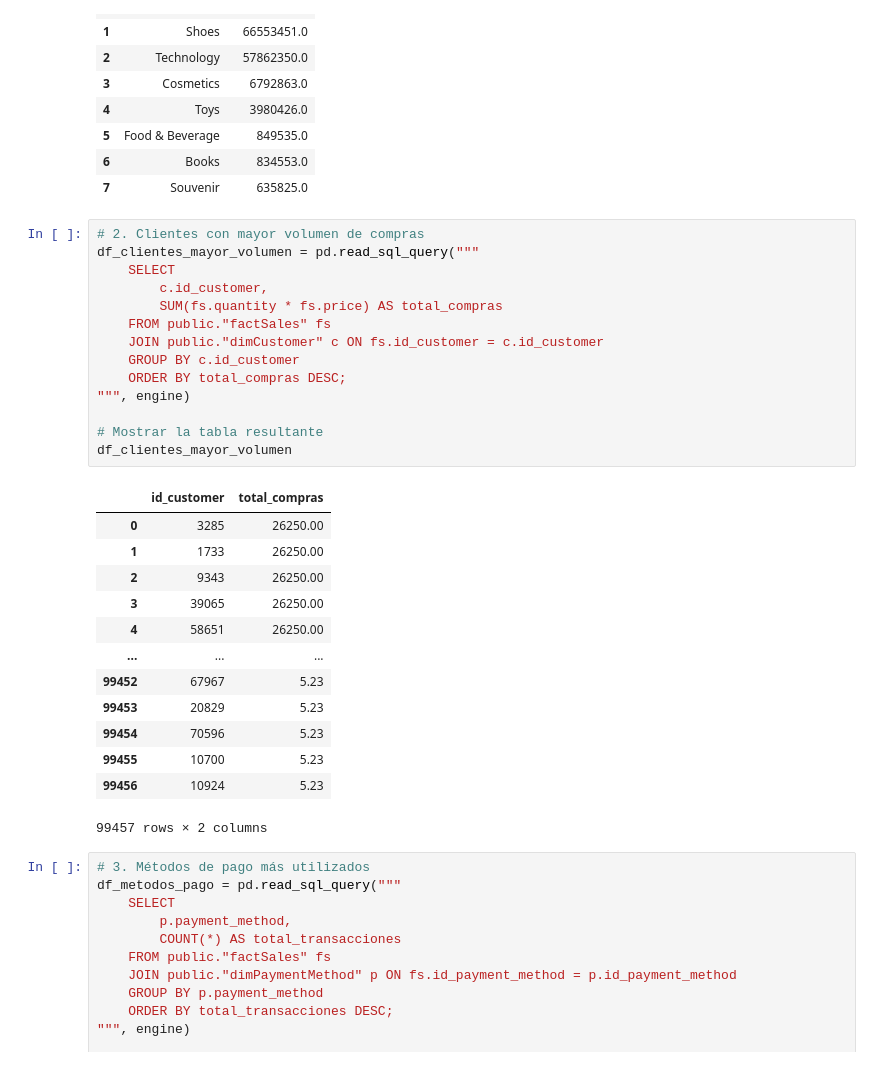
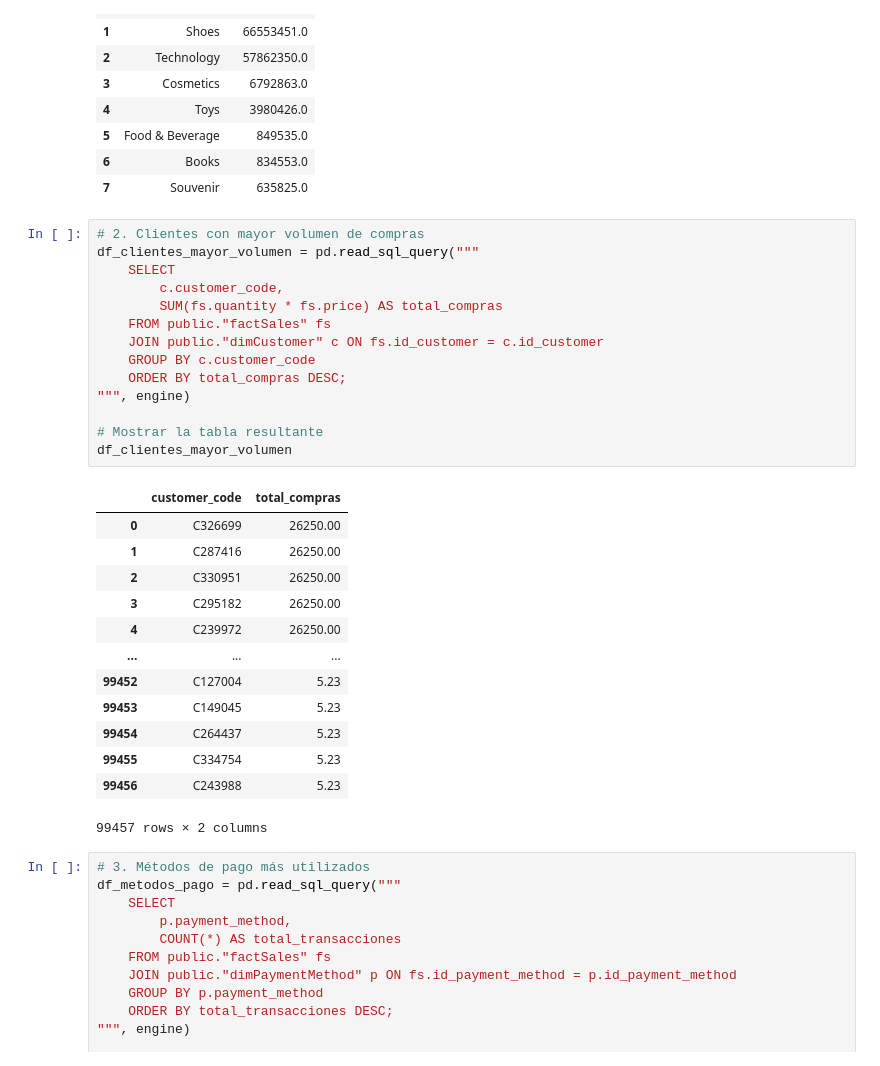
Before and after one commit to juanhcode/Customer-Shopping-Analytics, a Jupyter notebook: customerPandas.ipynb, the cells around one changed output. Cells and saved outputs as stored; diff of their text form.

```diff
--- a/customerPandas.ipynb
+++ b/customerPandas.ipynb
@@ -524,30 +542,30 @@ df_total_ventas_categoria
 # %%
 # 2. Clientes con mayor volumen de compras
 df_clientes_mayor_volumen = pd.read_sql_query("""
     SELECT
-        c.id_customer,
+        c.customer_code,
         SUM(fs.quantity * fs.price) AS total_compras
     FROM public."factSales" fs
     JOIN public."dimCustomer" c ON fs.id_customer = c.id_customer
-    GROUP BY c.id_customer
+    GROUP BY c.customer_code
     ORDER BY total_compras DESC;
 """, engine)
 
 # Mostrar la tabla resultante
 df_clientes_mayor_volumen
 # %% [output]
-|  | id_customer | total_compras |
-| 0 | 3285 | 26250.00 |
-| 1 | 1733 | 26250.00 |
-| 2 | 9343 | 26250.00 |
-| 3 | 39065 | 26250.00 |
-| 4 | 58651 | 26250.00 |
+|  | customer_code | total_compras |
+| 0 | C326699 | 26250.00 |
+| 1 | C287416 | 26250.00 |
+| 2 | C330951 | 26250.00 |
+| 3 | C295182 | 26250.00 |
+| 4 | C239972 | 26250.00 |
 | ... | ... | ... |
-| 99452 | 67967 | 5.23 |
-| 99453 | 20829 | 5.23 |
-| 99454 | 70596 | 5.23 |
-| 99455 | 10700 | 5.23 |
-| 99456 | 10924 | 5.23 |
+| 99452 | C127004 | 5.23 |
+| 99453 | C149045 | 5.23 |
+| 99454 | C264437 | 5.23 |
+| 99455 | C334754 | 5.23 |
+| 99456 | C243988 | 5.23 |
 99457 rows × 2 columns
 # %%
 # 3. Métodos de pago más utilizados
```
Also changed, not shown: parts of 4 cells of this notebook.
